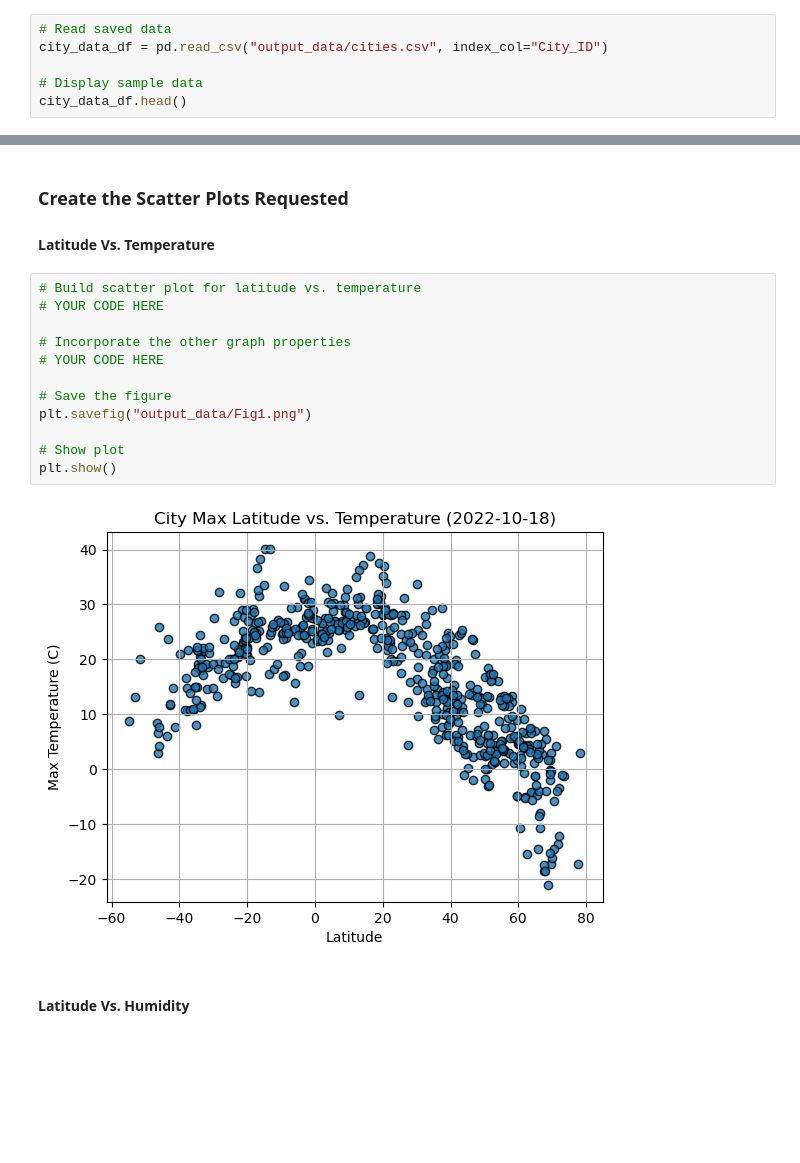
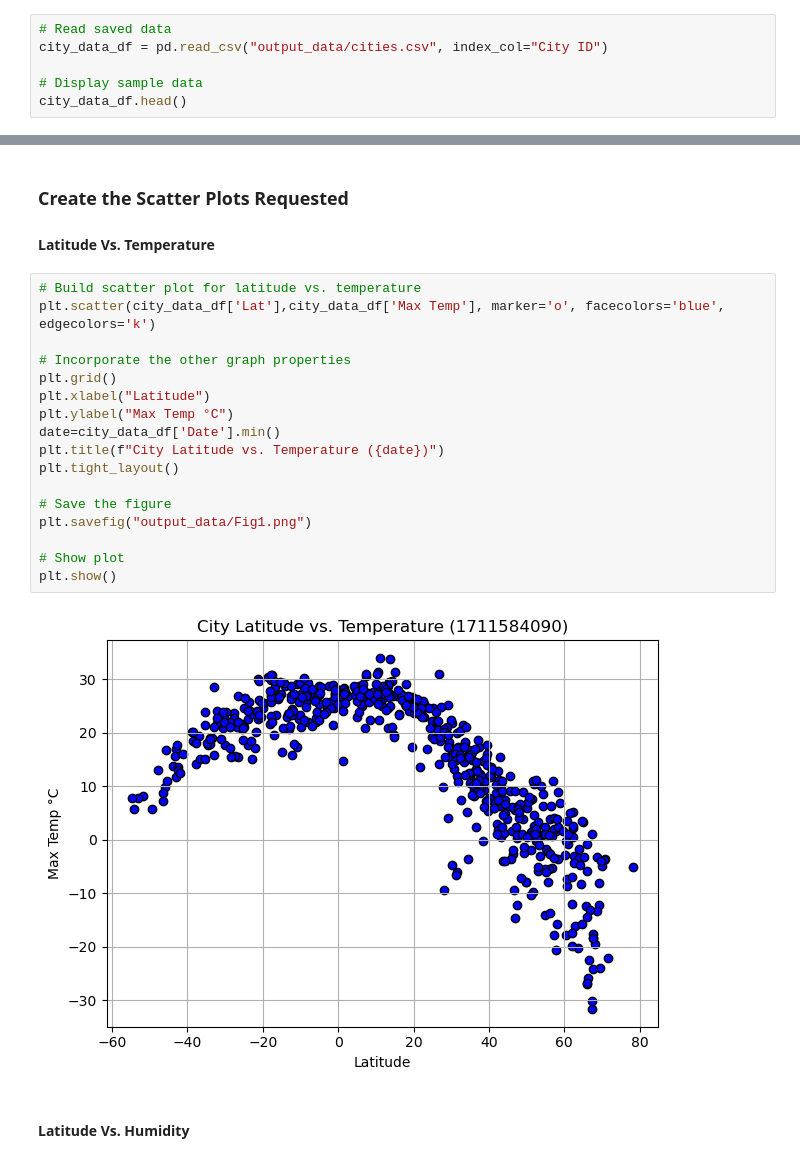
Before and after one commit to suja1904/-World_Weather_Analysis-, a Jupyter notebook: WeatherPy/Copy_WeatherPy.ipynb, the cells around one changed output, grey strips where cells are left out. Drawn from its saved outputs; the diff is of its cells as text; blank space fills up the shorter version.

```diff
--- a/WeatherPy/Copy_WeatherPy.ipynb
+++ b/WeatherPy/Copy_WeatherPy.ipynb
@@ -221,6 +248,6 @@ city_data_df.to_csv("output_data/cities.csv", index_label="City_ID")
 # %%
 # Read saved data
-city_data_df = pd.read_csv("output_data/cities.csv", index_col="City_ID")
+city_data_df = pd.read_csv("output_data/cities.csv", index_col="City ID")
 
 # Display sample data
 city_data_df.head()
@@ -238,18 +265,23 @@ city_data_df.head()
 #### Latitude Vs. Temperature
 # %%
 # Build scatter plot for latitude vs. temperature
-# YOUR CODE HERE
+plt.scatter(city_data_df['Lat'],city_data_df['Max Temp'], marker='o', facecolors='blue', edgecolors='k')
 
 # Incorporate the other graph properties
-# YOUR CODE HERE
+plt.grid()
+plt.xlabel("Latitude")
+plt.ylabel("Max Temp °C")
+date=city_data_df['Date'].min()
+plt.title(f"City Latitude vs. Temperature ({date})")
+plt.tight_layout()
 
 # Save the figure
 plt.savefig("output_data/Fig1.png")
 
 # Show plot
 plt.show()
 # %% [output]
-[figure, old version]
+[figure, new version]
 # %% [markdown]
 #### Latitude Vs. Humidity
 # %%
```
Also changed, not shown: parts of 43 cells of this notebook, 8 other files.
